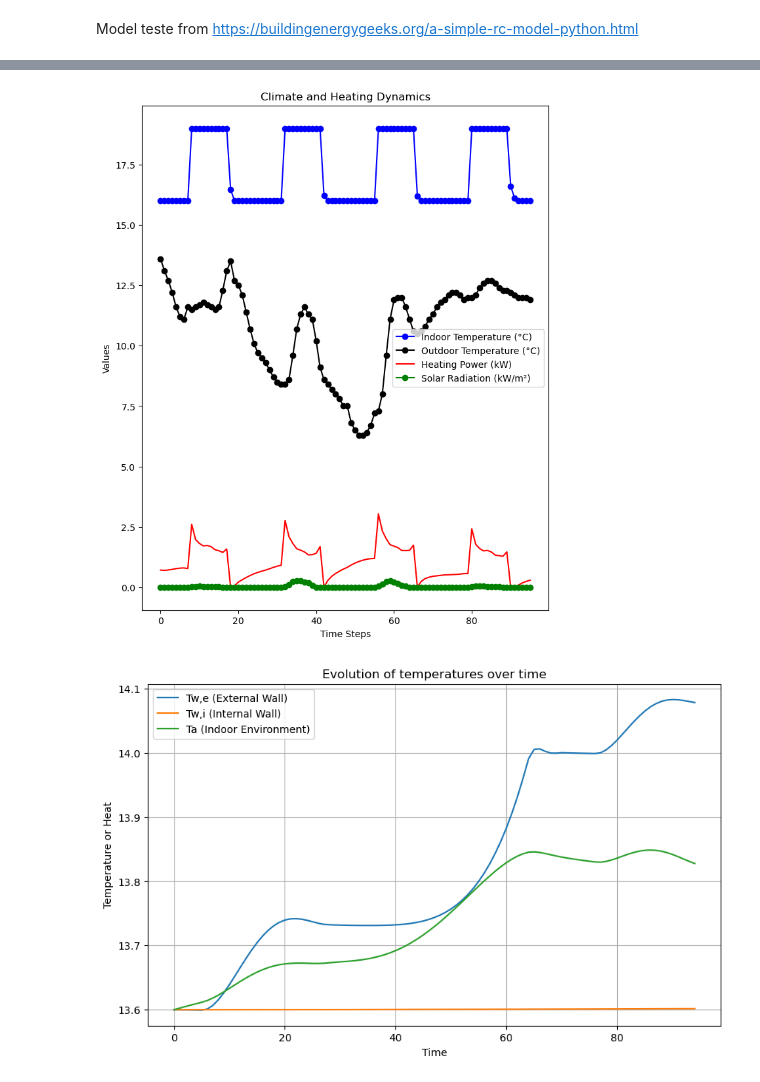
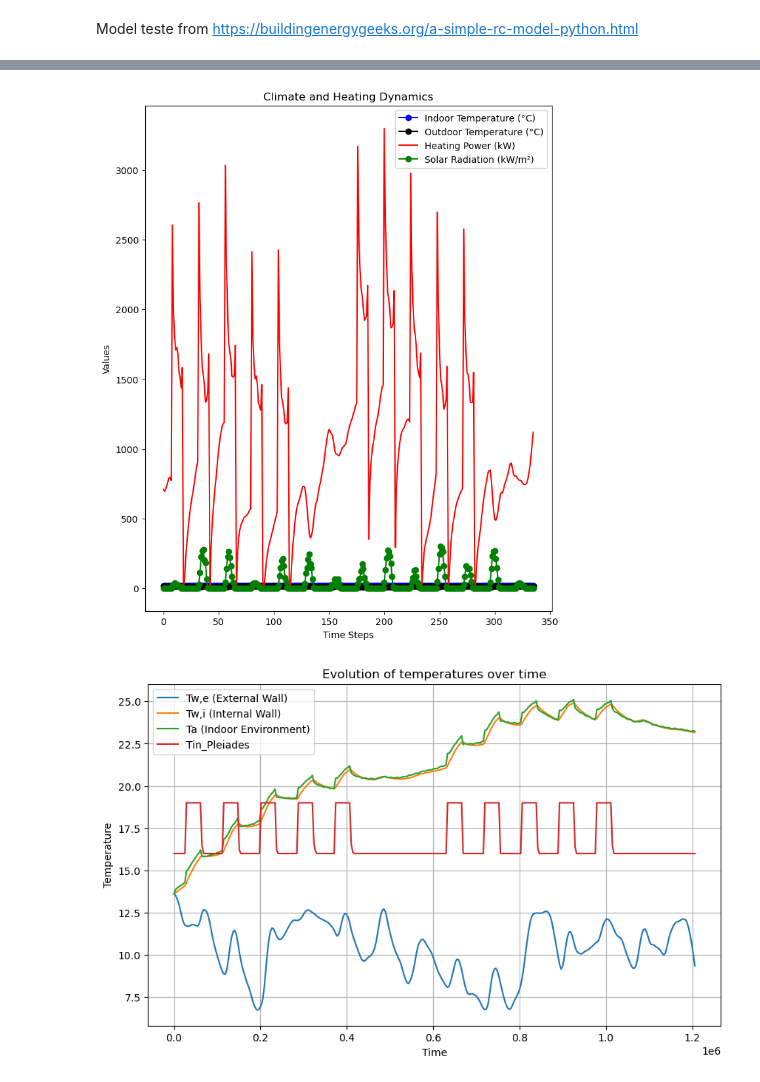
Before and after one commit to AlexandraMilaya/ProCom, a Jupyter notebook: model_rc_test.ipynb, the cells around one changed output, grey strips where cells are left out. Drawn from its saved outputs; the diff is of its cells as text; code cells hidden in the pictures.

Commit message:
Add files via upload
Time was converted to seconds and thermal parameters were replaced by W and J instead of KW and kJ.

```diff
--- a/model_rc_test.ipynb
+++ b/model_rc_test.ipynb
@@ -7,11 +7,11 @@ from scipy.integrate import solve_ivp
 import pandas as pd
 from scipy.interpolate import interp1d
 # %%
-path = r"C:\Users\Alexandra\Documents\TEE-etoile\ProCom\donnes_modele_RC.csv"
+path = r"C:\Users\Alexandra\Documents\TEE-etoile\ProCom\donnes_15days_RC.csv"
 df = pd.read_csv(path, delimiter = ',')
 
-df['P'] = df['P']/1000
-df['Radiation'] = df['Radiation']/1000
+df['P'] = df['P']
+df['Radiation'] = df['Radiation']
 df['Tin'] = df['Tin']
 
 print(df.head)
@@ -33,13 +33,11 @@ print(df.head)
 # %%
 fig, ax = plt.subplots(figsize=(8, 10))
 
-# Graficar con etiquetas
+
 ax.plot(df['Tin'], marker='o', color='blue', label='Indoor Temperature (°C)')
 ax.plot(df['Tex'], marker='o', color='black', label='Outdoor Temperature (°C)')
 ax.plot(df['P'], color='red', label='Heating Power (kW)')
 ax.plot(df['Radiation'], marker='o', color='green', label='Solar Radiation (kW/m²)')
-
-# Añadir leyenda y etiquetas
 ax.set_xlabel("Time Steps")
 ax.set_ylabel("Values")
 ax.set_title("Climate and Heating Dynamics")
@@ -47,7 +45,7 @@ ax.legend()
 
 plt.show()
 # %% [output]
-[figure, old version]
+[figure, new version]
 # %%
 ###------------- Variables-----------------####
 
@@ -61,12 +59,12 @@ alpha_e = 0.2   # Absortion coeffient external wall
 alpha_i = 0.4   # Absortion coeffient internal wall
 
 # Thermal properties
-Ci = 280.0    # Thermal capacity of air (kJ/K)
-Cw = 62.0e3   # Thermal capacity of walls (kJ/K)
-Ke = 3.2      # External thermal resistance (kW/K)
-Kw = 25.0e-3  # Thermal resistance of walls (kW/K)
-Ki = 3.2      # Internal thermal resistance (kW/K)
-m_dot = 55.0e-3  # Infiltration rate (kW/K)
+Ci = 280.0e3    # Thermal capacity of air (J/K)
+Cw = 62.0e6   # Thermal capacity of walls (J/K)
+Ke = 3.2e3      # External thermal resistance (kW/K)
+Kw = 25.0  # Thermal resistance of walls (kW/K)
+Ki = 3.2e3      # Internal thermal resistance (kW/K)
+m_dot = 55.0  # Infiltration rate (W/K)
 
 # Initial conditions from data
 Twe = df['Tex'].iloc[0]     # External wall temperature
@@ -99,43 +97,46 @@ E_func = interp1d(np.arange(len(E)), E, kind='linear', fill_value="extrapolate")
 Tex_func = interp1d(np.arange(len(Tex)), Tex, kind='linear', fill_value="extrapolate")
 P_func = interp1d(np.arange(len(P)), P, kind='linear', fill_value="extrapolate")
 
 def RC_model(t, X, MATRIX_A, MATRIX_B):
 
+    ind = t/3600
+
     # Evaluar las señales en el tiempo t
-    E_t = E_func(t)
-    Tex_t = Tex_func(t)
-    P_t = P_func(t)
+    E_t = E_func(ind)
+    Tex_t = Tex_func(ind)
+    P_t = P_func(ind)
 
-    Ge_t = alpha_e * Ae / (2 * E_t) if E_t != 0 else 0
+    Ge_t = alpha_e * Ae / 2 * E_t if E_t != 0 else 0
     Gi_t = taufen * alpha_i * Afen * E_t
 
     D = np.array([P_t / Ci, 0, 0])
     C = np.array([Ge_t, Gi_t, Tex_t ])
 
     return MATRIX_A @ X + MATRIX_B @ C + D
 
-# Resolver el sistema
-t_span = [0, 95]
-t_eval = np.arange(0, 95, 1)
+# Solving System
+t_span = [0, len(E)*3600] #seconds
+t_eval = np.arange(0, len(E)*3600, 3600)
 
 sol = solve_ivp(RC_model, t_span, X0, t_eval=t_eval, args=(MATRIX_A, MATRIX_B))
 time = sol.t
 T_a, T_w_i, T_w_e = sol.y
 
 
-# Graficar resultados
+
 plt.figure(figsize=(10, 6))
 plt.plot(time, T_w_e, label="Tw,e (External Wall)")
 plt.plot(time, T_w_i, label="Tw,i (Internal Wall)")
 plt.plot(time, T_a, label="Ta (Indoor Environment)")
+plt.plot(time, Tin[:len(time)], label = 'Tin_Pleiades')
 plt.xlabel("Time")
-plt.ylabel("Temperature or Heat")
+plt.ylabel("Temperature")
 plt.title("Evolution of temperatures over time")
 plt.legend()
 plt.grid()
 plt.show()
 # %% [output]
-[figure, old version]
+[figure, new version]
 # %%
 import numpy as np
 import matplotlib.pyplot as plt
```
Also changed, not shown: parts of 2 cells of this notebook.
